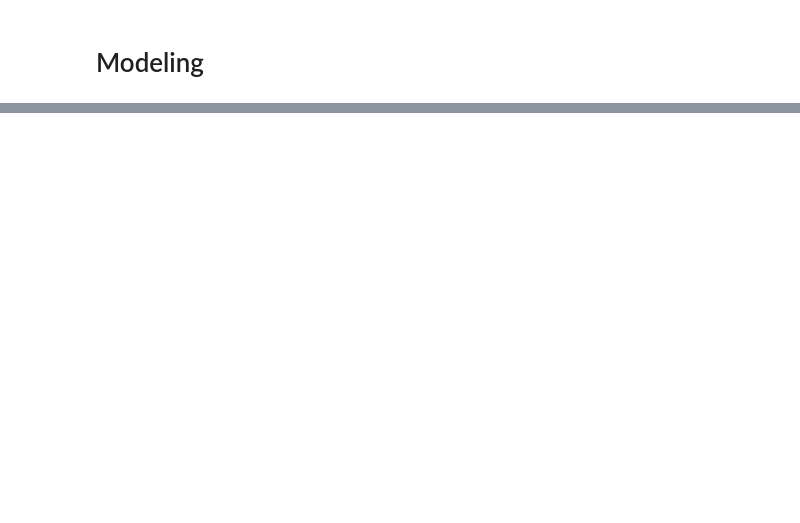
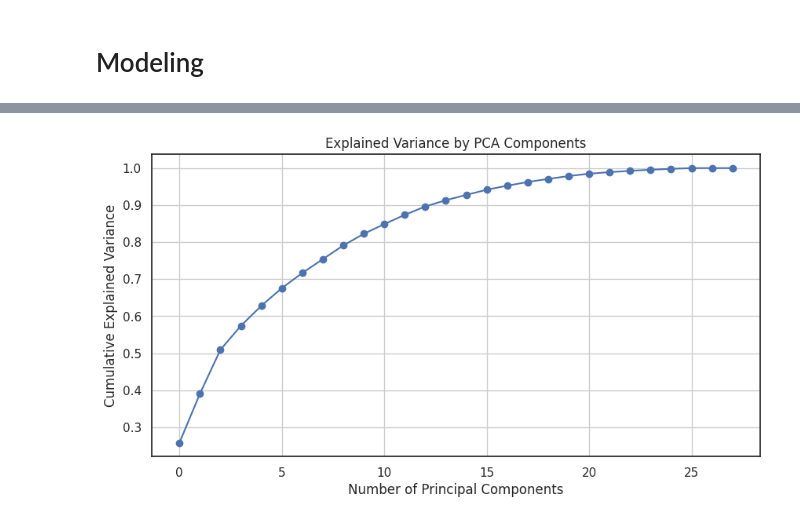
Before and after one commit to abretti/em212-applied-data-science, a Jupyter notebook: Final_Project.ipynb, the cells around one changed output, grey strips where cells are left out. Saved outputs shown, nothing was run; the diff lists cells and outputs as text; code cells hidden in the pictures; blank space fills up the shorter version.

```diff
--- a/Final_Project.ipynb
+++ b/Final_Project.ipynb
@@ -841,0 +843,32 @@ plt.show()
+# %%
+# Choose the X and y variables
+X_var_names = ['all_complaints', 'encampment_complaints', 'homeless_assistance_complaints',
+               'panhandling_complaints', 'squeegee_complaints', 'area_sq_mi', 'Pop_1E',
+               'CvLFUEm1P', 'MdHHIncE', 'PvU50P', 'Pv500plP', 'VacHUP', 'ROcHU1P',
+               'GRPI30plP', 'nearest_dropoff_dist_mi', 'nearest_available_dropoff_dist_mi',
+               'times_square_dist_mi', 'hotels_per_sq_mi',
+               'Bronx', 'Brooklyn', 'Manhattan', 'Queens', 'Staten Island',
+               'airport', 'cemetery', 'park', 'residential', 'other']
+
+X = complaints_by_nta[X_var_names]
+
+# Replace NaN with 0 in X
+X = X.fillna(0)
+
+# Scale X
+X_scaled = (X - X.mean()) / X.std()
+# %%
+# Fit PCA with all components
+pca = PCA()
+X_pca = pca.fit_transform(X_scaled)
+# %%
+# Plot the cumulative explained variance
+fig, ax = plt.subplots(figsize = (10, 5))
+plt.plot(np.cumsum(pca.explained_variance_ratio_), marker = 'o')
+plt.xlabel('Number of Principal Components')
+plt.ylabel('Cumulative Explained Variance')
+plt.title('Explained Variance by PCA Components')
+plt.grid(True)
+plt.show()
+# %% [output]
+[figure, added]
```
Also changed, not shown: parts of 27 cells of this notebook.
